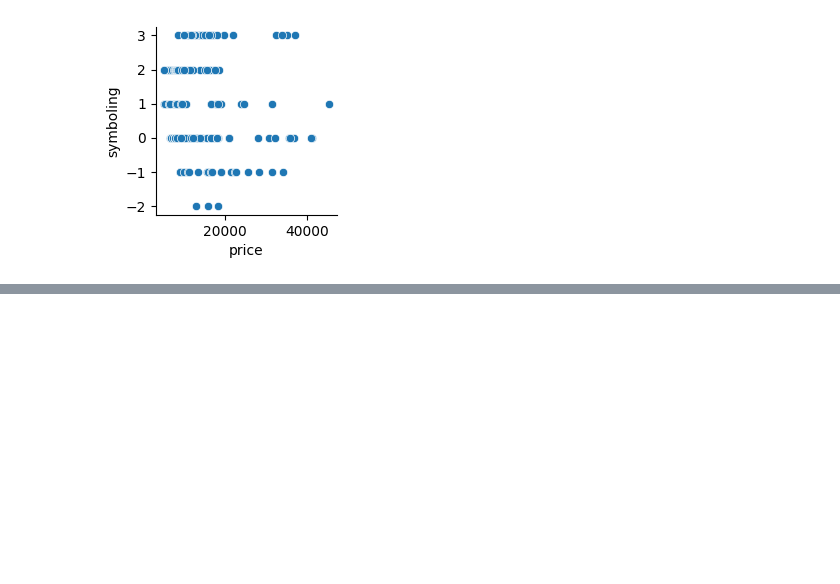
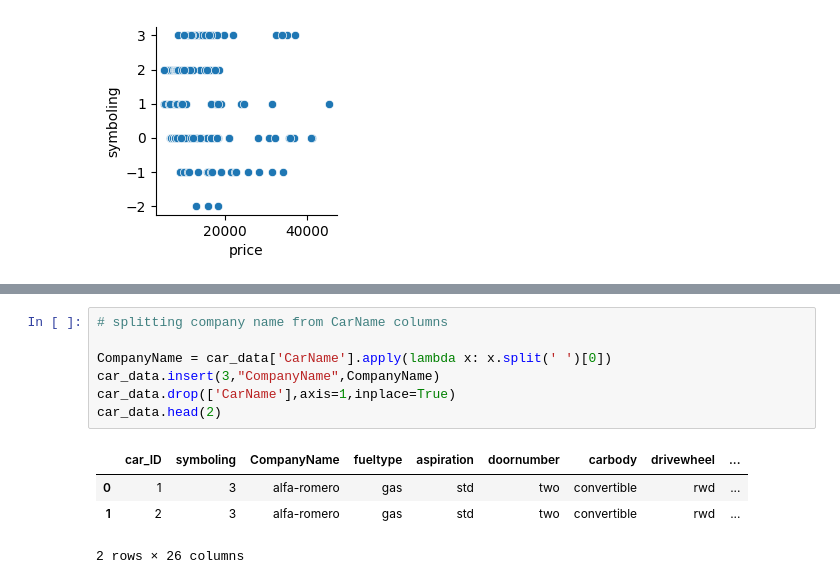
Before and after one commit to Prateek07-Kumar/Oasis_Infobyte_Internship, a Jupyter notebook: Task-1/car_price.ipynb, the cells around one changed output, grey strips where cells are left out. Drawn from its saved outputs; the diff is of its cells as text; blank space fills up the shorter version.

```diff
--- a/Task-1/car_price.ipynb
+++ b/Task-1/car_price.ipynb
@@ -90,0 +99,12 @@ plt.show()
+# %%
+# splitting company name from CarName columns
+
+CompanyName = car_data['CarName'].apply(lambda x: x.split(' ')[0])
+car_data.insert(3,"CompanyName",CompanyName)
+car_data.drop(['CarName'],axis=1,inplace=True)
+car_data.head(2)
+# %% [output]
+|  | car_ID | symboling | CompanyName | fueltype | aspiration | doornumber | carbody | drivewheel | ... |
+| 0 | 1 | 3 | alfa-romero | gas | std | two | convertible | rwd | ... |
+| 1 | 2 | 3 | alfa-romero | gas | std | two | convertible | rwd | ... |
+2 rows × 26 columns
```
Also changed, not shown: parts of 14 cells of this notebook.
